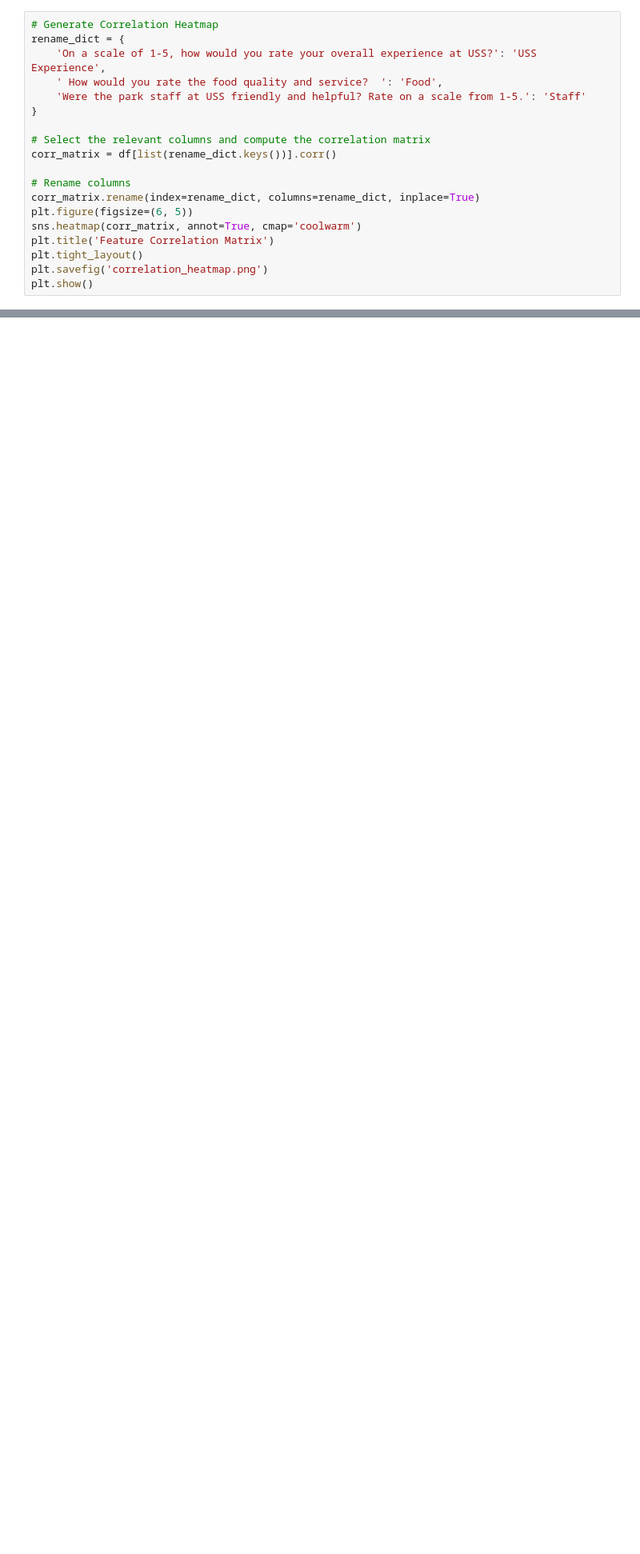
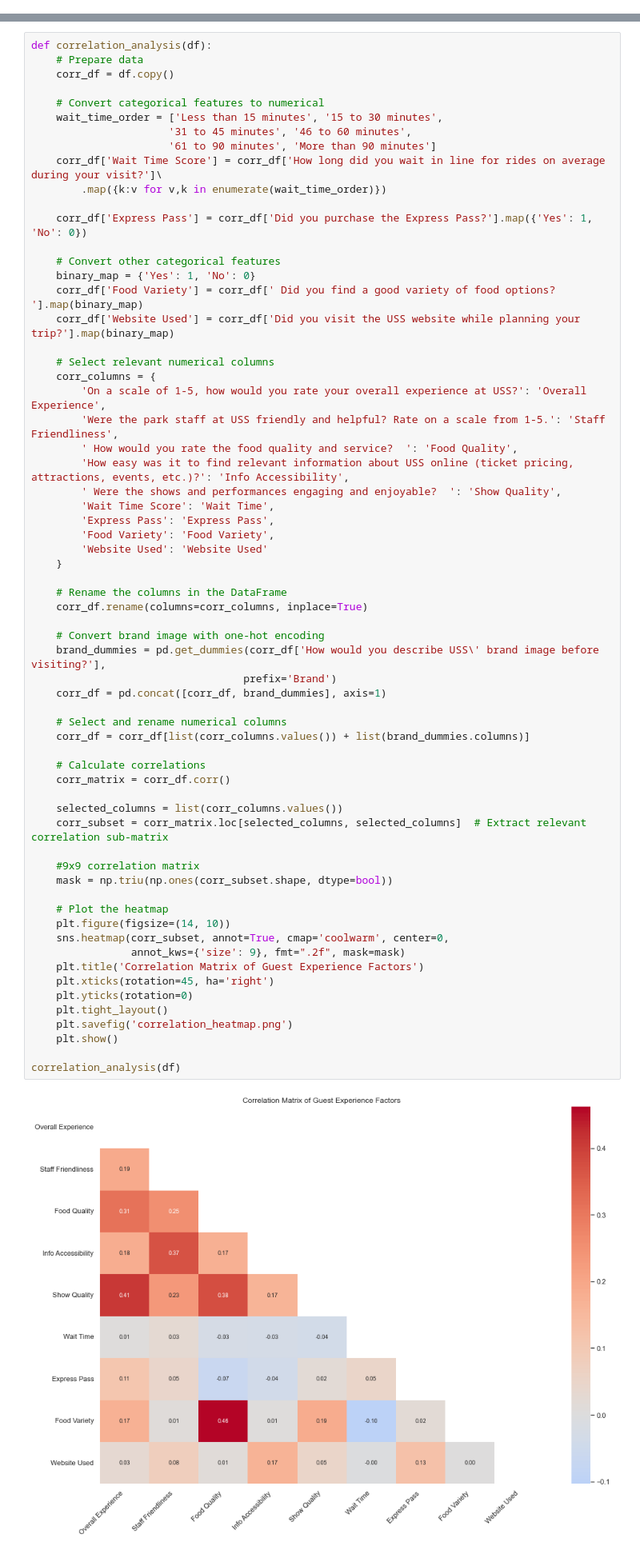
Before and after one commit to cheryllfid-s/data-science-guest-experience, a Jupyter notebook: Scripts/Subgroup_A/survey_vis.ipynb, the cells around one changed output, grey strips where cells are left out. Shown at 80% size. Saved outputs shown, nothing was run; the diff lists cells and outputs as text; blank space fills up the shorter version.

Commit message:
heatmap visualisation

```diff
--- a/Scripts/Subgroup_A/survey_vis.ipynb
+++ b/Scripts/Subgroup_A/survey_vis.ipynb
@@ -178,22 +178,3 @@ analyze_post_visit(df)
 [figure]
 # %% [markdown]
 ## Correlation Heatmap
-# %%
-# Generate Correlation Heatmap
-rename_dict = {
-    'On a scale of 1-5, how would you rate your overall experience at USS?': 'USS Experience',
-    ' How would you rate the food quality and service?  ': 'Food',
-    'Were the park staff at USS friendly and helpful? Rate on a scale from 1-5.': 'Staff'
-}
-
-# Select the relevant columns and compute the correlation matrix
-corr_matrix = df[list(rename_dict.keys())].corr()
-
-# Rename columns
-corr_matrix.rename(index=rename_dict, columns=rename_dict, inplace=True)
-plt.figure(figsize=(6, 5))
-sns.heatmap(corr_matrix, annot=True, cmap='coolwarm')
-plt.title('Feature Correlation Matrix')
-plt.tight_layout()
-plt.savefig('correlation_heatmap.png')
-plt.show()
@@ -201,0 +181,66 @@ plt.show()
+# %%
+def correlation_analysis(df):
+    # Prepare data
+    corr_df = df.copy()
+
+    # Convert categorical features to numerical
+    wait_time_order = ['Less than 15 minutes', '15 to 30 minutes',
+                      '31 to 45 minutes', '46 to 60 minutes',
+                      '61 to 90 minutes', 'More than 90 minutes']
+    corr_df['Wait Time Score'] = corr_df['How long did you wait in line for rides on average during your visit?']\
+        .map({k:v for v,k in enumerate(wait_time_order)})
+
+    corr_df['Express Pass'] = corr_df['Did you purchase the Express Pass?'].map({'Yes': 1, 'No': 0})
+
+    # Convert other categorical features
+    binary_map = {'Yes': 1, 'No': 0}
+    corr_df['Food Variety'] = corr_df[' Did you find a good variety of food options?  '].map(binary_map)
+    corr_df['Website Used'] = corr_df['Did you visit the USS website while planning your trip?'].map(binary_map)
+
+    # Select relevant numerical columns
+    corr_columns = {
+        'On a scale of 1-5, how would you rate your overall experience at USS?': 'Overall Experience',
+        'Were the park staff at USS friendly and helpful? Rate on a scale from 1-5.': 'Staff Friendliness',
+        ' How would you rate the food quality and service?  ': 'Food Quality',
+        'How easy was it to find relevant information about USS online (ticket pricing, attractions, events, etc.)?': 'Info Accessibility',
+        ' Were the shows and performances engaging and enjoyable?  ': 'Show Quality',
+        'Wait Time Score': 'Wait Time',
+        'Express Pass': 'Express Pass',
+        'Food Variety': 'Food Variety',
+        'Website Used': 'Website Used'
+    }
+
+    # Rename the columns in the DataFrame
+    corr_df.rename(columns=corr_columns, inplace=True)
+
+    # Convert brand image with one-hot encoding
+    brand_dummies = pd.get_dummies(corr_df['How would you describe USS\' brand image before visiting?'],
+                                  prefix='Brand')
+    corr_df = pd.concat([corr_df, brand_dummies], axis=1)
+
+    # Select and rename numerical columns
+    corr_df = corr_df[list(corr_columns.values()) + list(brand_dummies.columns)]
+
+    # Calculate correlations
+    corr_matrix = corr_df.corr()
+
+    selected_columns = list(corr_columns.values())
+    corr_subset = corr_matrix.loc[selected_columns, selected_columns]  # Extract relevant correlation sub-matrix
+
+    #9x9 correlation matrix
+    mask = np.triu(np.ones(corr_subset.shape, dtype=bool))
+
+    # Plot the heatmap
+    plt.figure(figsize=(14, 10))
+    sns.heatmap(corr_subset, annot=True, cmap='coolwarm', center=0,
+                annot_kws={'size': 9}, fmt=".2f", mask=mask)
+    plt.title('Correlation Matrix of Guest Experience Factors')
+    plt.xticks(rotation=45, ha='right')
+    plt.yticks(rotation=0)
+    plt.tight_layout()
+    plt.savefig('correlation_heatmap.png')
+    plt.show()
+
+correlation_analysis(df)
+# %% [output]
+[figure, added]
```
Also changed, not shown: parts of 1 cell of this notebook, 1 other file.
